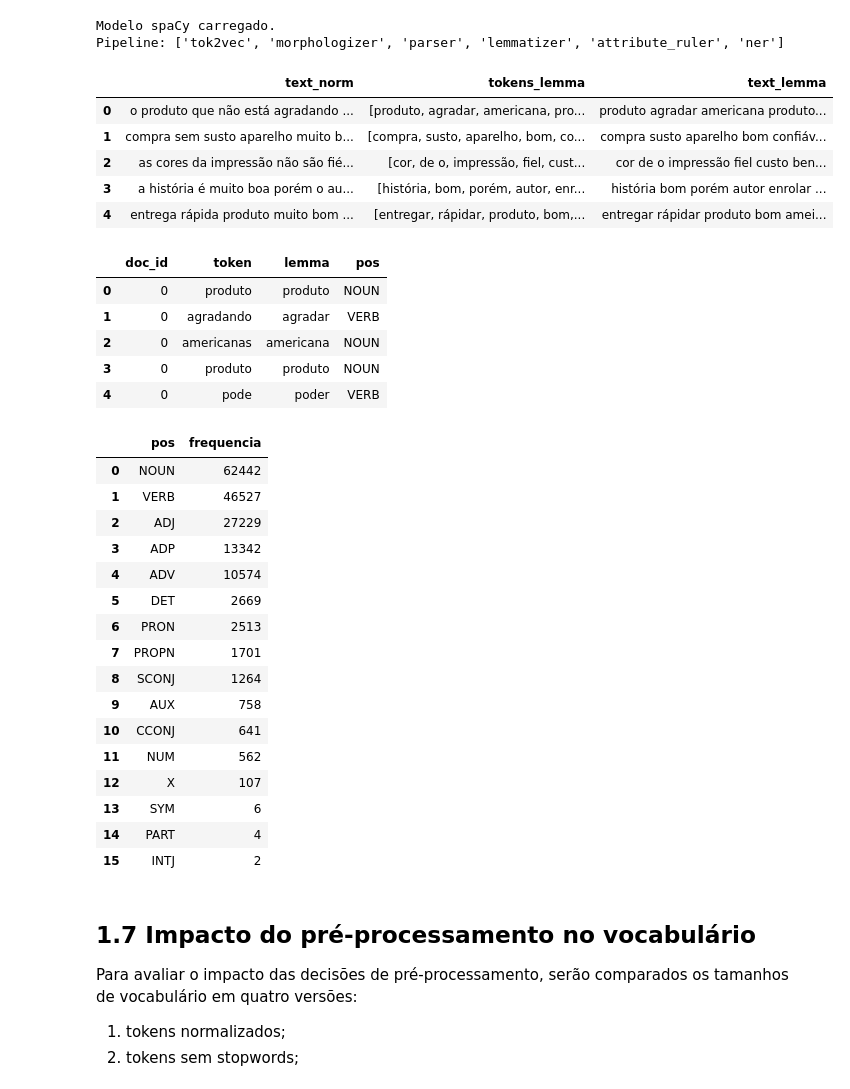
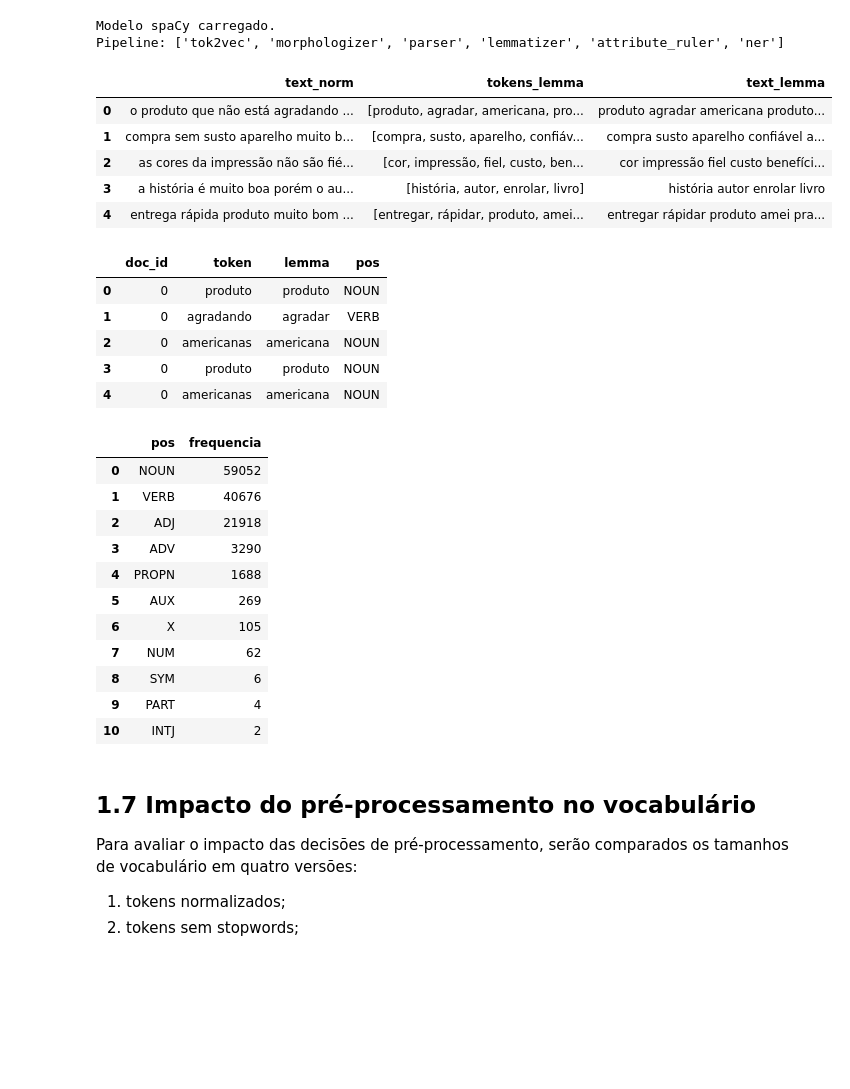
Before and after one commit to DrakeDarkson/Processamento-de-linguagem-natural-Assessment, a Jupyter notebook: main_end_to_end_pln.ipynb, the cells around one changed output. Cells and saved outputs as stored; diff of their text form; code cells hidden in the pictures; blank space fills up the shorter version.

```diff
--- a/main_end_to_end_pln.ipynb
+++ b/main_end_to_end_pln.ipynb
@@ -744,44 +744,49 @@ for doc_id, doc in zip(doc_ids, nlp.pipe(texts, batch_size=128, n_process=1)):
     lemmas = []
 
     for token in doc:
         lemma = token.lemma_.lower().strip()
 
+        lemma_parts = lemma.split()
+
         if (
             token.is_alpha
+            and not token.is_stop
+            and len(lemma) > 2
             and lemma not in stopwords_final
-            and len(lemma) > 2
+            and not any(part in stopwords_final for part in lemma_parts)
+            and token.pos_ not in {"ADP", "DET", "PRON", "CCONJ", "SCONJ"}
         ):
             lemmas.append(lemma)
 
             pos_records.append({
                 "doc_id": doc_id,
                 "token": token.text.lower(),
                 "lemma": lemma,
                 "pos": token.pos_
             })
 
     lemma_tokens_by_doc.append(lemmas)
 
 df["tokens_lemma"] = lemma_tokens_by_doc
 df["text_lemma"] = df["tokens_lemma"].apply(lambda tokens: " ".join(tokens))
 
 pos_df = pd.DataFrame(pos_records)
 
 display(df[["text_norm", "tokens_lemma", "text_lemma"]].head(5))
 display(pos_df.head())
 # %% [output]
 |  | text_norm | tokens_lemma | text_lemma |
 | 0 | o produto que não está agradando ... | [produto, agradar, americana, pro... | produto agradar americana produto... |
-| 1 | compra sem susto aparelho muito b... | [compra, susto, aparelho, bom, co... | compra susto aparelho bom confiáv... |
-| 2 | as cores da impressão não são fié... | [cor, de o, impressão, fiel, cust... | cor de o impressão fiel custo ben... |
-| 3 | a história é muito boa porém o au... | [história, bom, porém, autor, enr... | história bom porém autor enrolar ... |
-| 4 | entrega rápida produto muito bom ... | [entregar, rápidar, produto, bom,... | entregar rápidar produto bom amei... |
+| 1 | compra sem susto aparelho muito b... | [compra, susto, aparelho, confiáv... | compra susto aparelho confiável a... |
+| 2 | as cores da impressão não são fié... | [cor, impressão, fiel, custo, ben... | cor impressão fiel custo benefíci... |
+| 3 | a história é muito boa porém o au... | [história, autor, enrolar, livro] | história autor enrolar livro |
+| 4 | entrega rápida produto muito bom ... | [entregar, rápidar, produto, amei... | entregar rápidar produto amei pra... |
 |  | doc_id | token | lemma | pos |
 | 0 | 0 | produto | produto | NOUN |
 | 1 | 0 | agradando | agradar | VERB |
 | 2 | 0 | americanas | americana | NOUN |
 | 3 | 0 | produto | produto | NOUN |
-| 4 | 0 | pode | poder | VERB |
+| 4 | 0 | americanas | americana | NOUN |
 # %%
 pos_counts = (
     pos_df["pos"]
@@ -800,22 +805,17 @@ pos_counts.to_csv(
 )
 # %% [output]
 |  | pos | frequencia |
-| 0 | NOUN | 62442 |
-| 1 | VERB | 46527 |
-| 2 | ADJ | 27229 |
-| 3 | ADP | 13342 |
-| 4 | ADV | 10574 |
-| 5 | DET | 2669 |
-| 6 | PRON | 2513 |
-| 7 | PROPN | 1701 |
-| 8 | SCONJ | 1264 |
-| 9 | AUX | 758 |
-| 10 | CCONJ | 641 |
-| 11 | NUM | 562 |
-| 12 | X | 107 |
-| 13 | SYM | 6 |
-| 14 | PART | 4 |
-| 15 | INTJ | 2 |
+| 0 | NOUN | 59052 |
+| 1 | VERB | 40676 |
+| 2 | ADJ | 21918 |
+| 3 | ADV | 3290 |
+| 4 | PROPN | 1688 |
+| 5 | AUX | 269 |
+| 6 | X | 105 |
+| 7 | NUM | 62 |
+| 8 | SYM | 6 |
+| 9 | PART | 4 |
+| 10 | INTJ | 2 |
 # %% [markdown]
 ## 1.7 Impacto do pré-processamento no vocabulário
 
```
Also changed, not shown: parts of 119 cells of this notebook, 53 other files.
